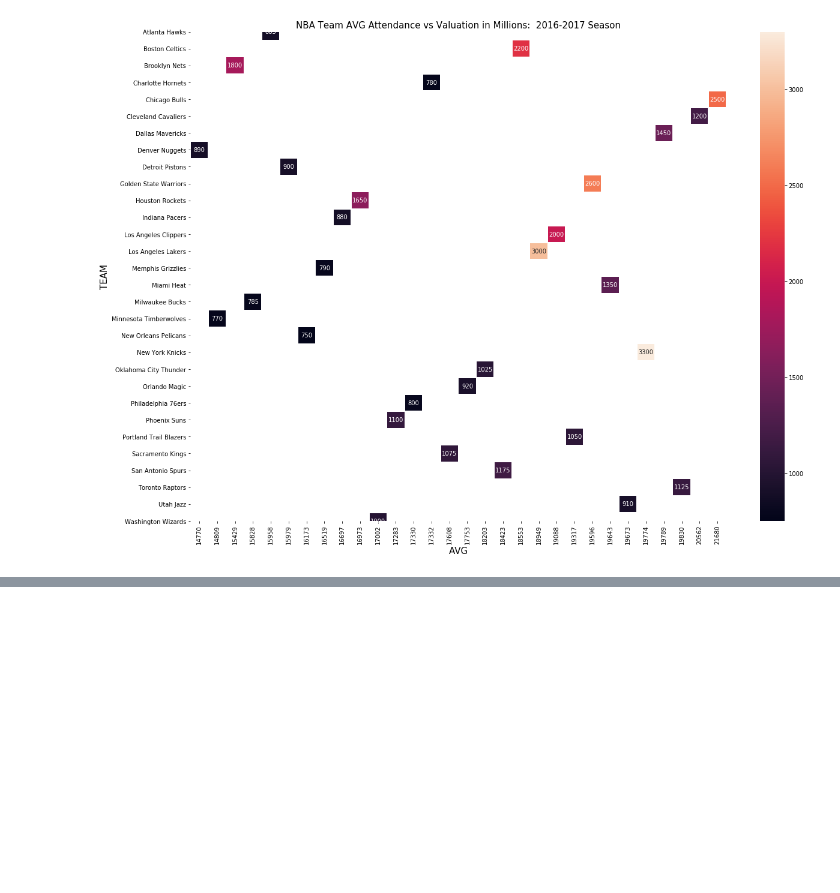
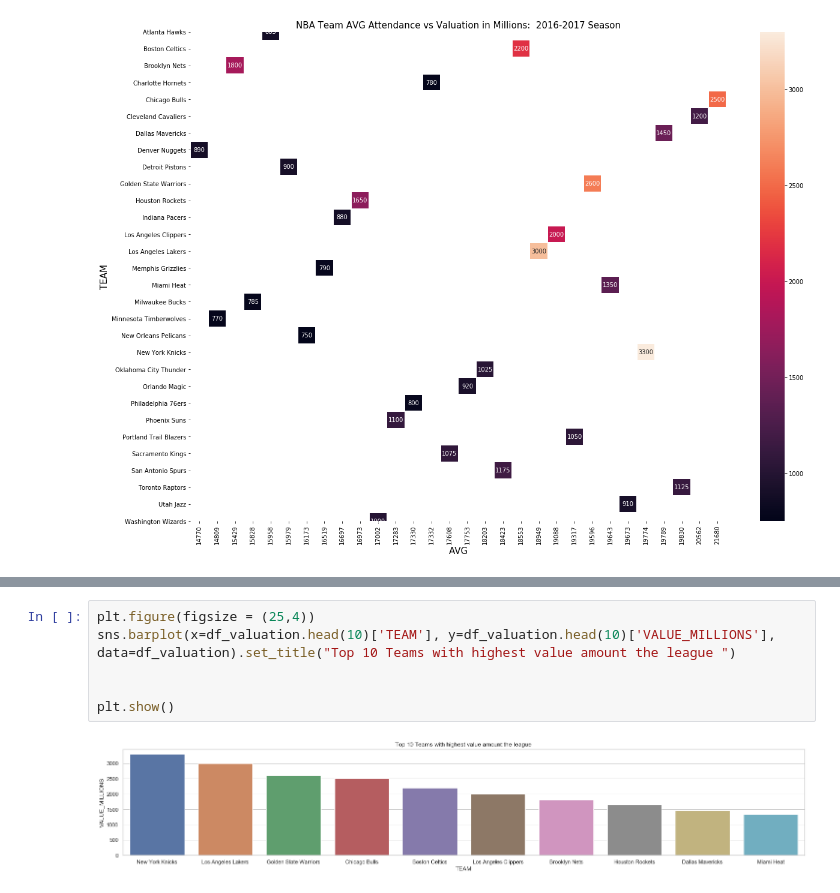
Before and after one commit to CS-UCR/cs105-prj-phase3-machine-mamba, a Jupyter notebook: Phase 2/phase_2.ipynb, the cells around one changed output, grey strips where cells are left out. Drawn from its saved outputs; the diff is of its cells as text; blank space fills up the shorter version.

```diff
--- a/Phase 2/phase_2.ipynb
+++ b/Phase 2/phase_2.ipynb
@@ -94,0 +171,8 @@ sns.heatmap(valuations,linewidths=.5, annot=True, fmt='g')
+# %%
+plt.figure(figsize = (25,4))
+sns.barplot(x=df_valuation.head(10)['TEAM'], y=df_valuation.head(10)['VALUE_MILLIONS'], data=df_valuation).set_title("Top 10 Teams with highest value amount the league ")
+
+
+plt.show()
+# %% [output]
+[figure, added]
```
Also changed, not shown: parts of 12 cells of this notebook.
